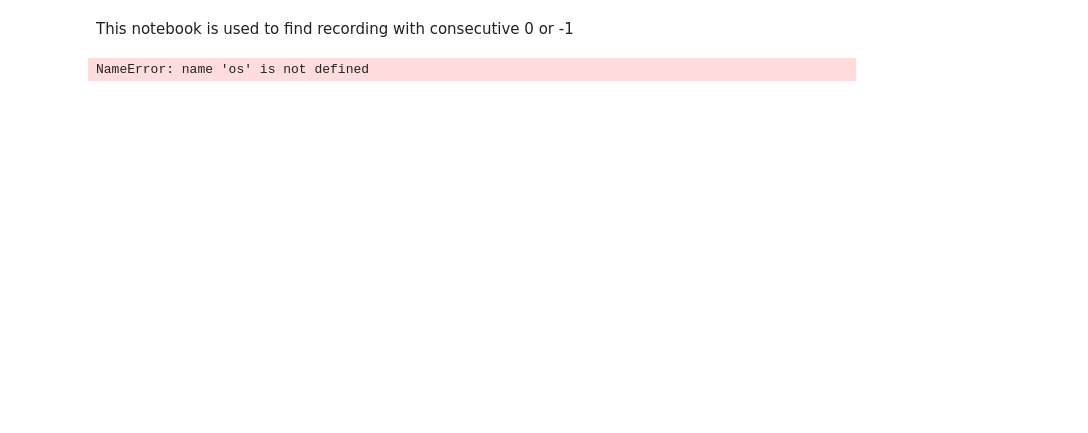
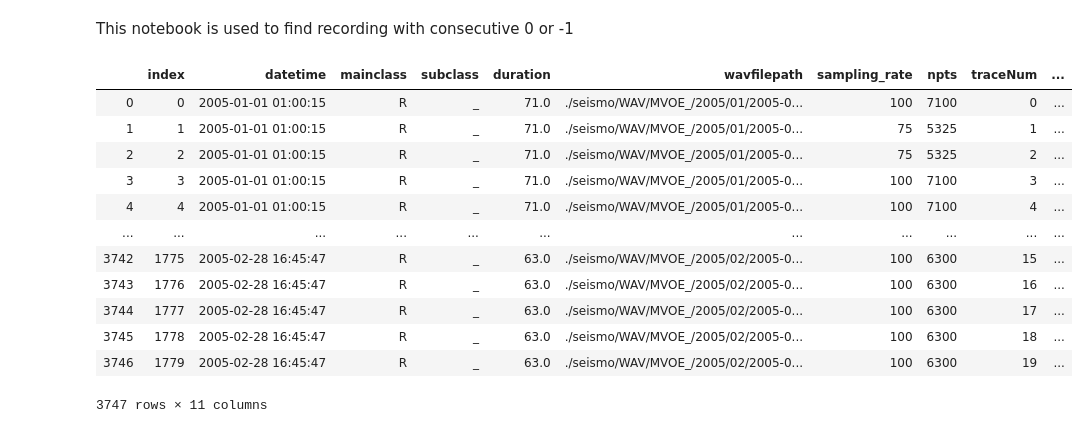
Before and after one commit to FalcinAlexis/Montserrat, a Jupyter notebook: CheckConsecutiveZero.ipynb, the cells around one changed output. Cells and saved outputs as stored; diff of their text form; code cells hidden in the pictures; blank space fills up the shorter version.

```diff
--- a/CheckConsecutiveZero.ipynb
+++ b/CheckConsecutiveZero.ipynb
@@ -10,14 +10,28 @@ from CheckFunctions import *
 import os
 # %%
 #Load the catalogue
-os.environ['SEISAN_DATA']
-jan2005=pd.read_csv(SEISAN_DATA + '/MVOE_catalog200501.csv')
-feb2005=pd.read_csv(SEISAN_DATA + '/MVOE_catalog200502.csv')
+SEISAN_DATA = os.environ['SEISAN_DATA']
+CSVpath = os.path.dirname(SEISAN_DATA)
+os.chdir(CSVpath)
+jan2005=pd.read_csv(os.path.join(CSVpath, 'MVOE_catalog200501.csv'))
+feb2005=pd.read_csv(os.path.join(CSVpath, 'MVOE_catalog200502.csv'))
 frames=[jan2005,feb2005]
 cat=pd.concat(frames)
 cat.reset_index()
 # %% [output]
+|  | index | datetime | mainclass | subclass | duration | wavfilepath | sampling_rate | npts | traceNum | ... |
+| 0 | 0 | 2005-01-01 01:00:15 | R | _ | 71.0 | ./seismo/WAV/MVOE_/2005/01/2005-0... | 100 | 7100 | 0 | ... |
+| 1 | 1 | 2005-01-01 01:00:15 | R | _ | 71.0 | ./seismo/WAV/MVOE_/2005/01/2005-0... | 75 | 5325 | 1 | ... |
+| 2 | 2 | 2005-01-01 01:00:15 | R | _ | 71.0 | ./seismo/WAV/MVOE_/2005/01/2005-0... | 75 | 5325 | 2 | ... |
+| 3 | 3 | 2005-01-01 01:00:15 | R | _ | 71.0 | ./seismo/WAV/MVOE_/2005/01/2005-0... | 100 | 7100 | 3 | ... |
+| 4 | 4 | 2005-01-01 01:00:15 | R | _ | 71.0 | ./seismo/WAV/MVOE_/2005/01/2005-0... | 100 | 7100 | 4 | ... |
+| ... | ... | ... | ... | ... | ... | ... | ... | ... | ... | ... |
+| 3742 | 1775 | 2005-02-28 16:45:47 | R | _ | 63.0 | ./seismo/WAV/MVOE_/2005/02/2005-0... | 100 | 6300 | 15 | ... |
+| 3743 | 1776 | 2005-02-28 16:45:47 | R | _ | 63.0 | ./seismo/WAV/MVOE_/2005/02/2005-0... | 100 | 6300 | 16 | ... |
+| 3744 | 1777 | 2005-02-28 16:45:47 | R | _ | 63.0 | ./seismo/WAV/MVOE_/2005/02/2005-0... | 100 | 6300 | 17 | ... |
+| 3745 | 1778 | 2005-02-28 16:45:47 | R | _ | 63.0 | ./seismo/WAV/MVOE_/2005/02/2005-0... | 100 | 6300 | 18 | ... |
+| 3746 | 1779 | 2005-02-28 16:45:47 | R | _ | 63.0 | ./seismo/WAV/MVOE_/2005/02/2005-0... | 100 | 6300 | 19 | ... |
-NameError: name 'os' is not defined
+3747 rows × 11 columns
 # %%
 for i in range(10):
     station=cat.iloc[i][" traceID"].split(".")[1]
```
Also changed, not shown: parts of 1 cell of this notebook, 3 other files.
